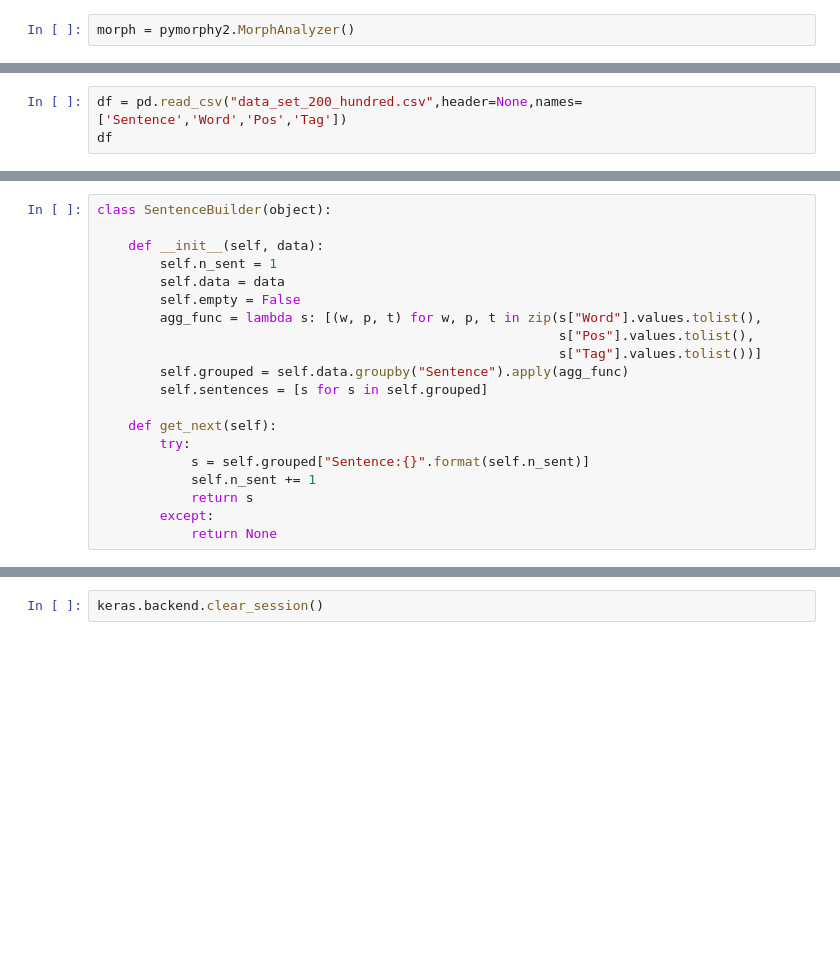
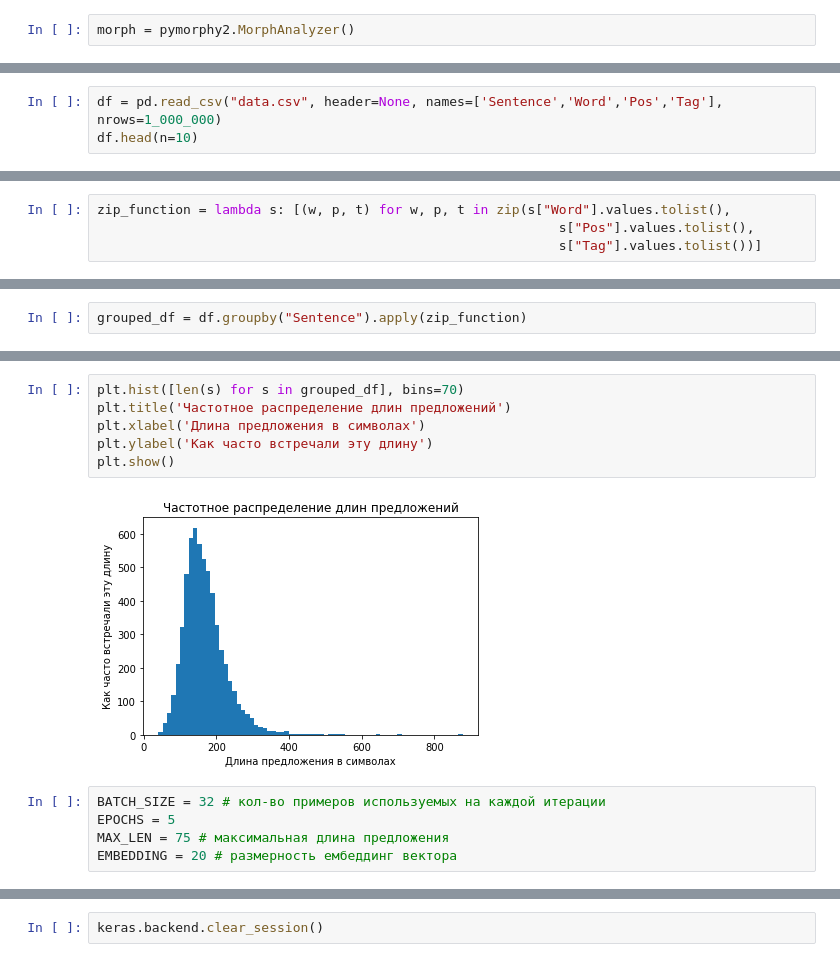
Before and after one commit to HronoSF/DC_2018_19, a Jupyter notebook: NER/NER.ipynb, the cells around one changed output, grey strips where cells are left out. Cells and saved outputs as stored; diff of their text form; blank space fills up the shorter version.

```diff
--- a/NER/NER.ipynb
+++ b/NER/NER.ipynb
@@ -133,3 +56,3 @@ UnicodeEncodeError: 'charmap' codec can't encode character '\xfc' in position 14
 # %%
-df = pd.read_csv("data_set_200_hundred.csv",header=None,names=['Sentence','Word','Pos','Tag'])
-df
+df = pd.read_csv("data.csv", header=None, names=['Sentence','Word','Pos','Tag'], nrows=1_000_000)
+df.head(n=10)
@@ -142,20 +84,4 @@ n_tags = len(tags)
 # %%
-class SentenceBuilder(object):
-
-    def __init__(self, data):
-        self.n_sent = 1
-        self.data = data
-        self.empty = False
-        agg_func = lambda s: [(w, p, t) for w, p, t in zip(s["Word"].values.tolist(),
+zip_function = lambda s: [(w, p, t) for w, p, t in zip(s["Word"].values.tolist(),
                                                            s["Pos"].values.tolist(),
                                                            s["Tag"].values.tolist())]
-        self.grouped = self.data.groupby("Sentence").apply(agg_func)
-        self.sentences = [s for s in self.grouped]
-
-    def get_next(self):
-        try:
-            s = self.grouped["Sentence:{}".format(self.n_sent)]
-            self.n_sent += 1
-            return s
-        except:
-            return None
@@ -176,0 +88,2 @@ plt.show()
+# %%
+grouped_df = df.groupby("Sentence").apply(zip_function)
@@ -176,0 +110,13 @@ plt.show()
+# %%
+plt.hist([len(s) for s in grouped_df], bins=70)
+plt.title('Частотное распределение длин предложений')
+plt.xlabel('Длина предложения в символах')
+plt.ylabel('Как часто встречали эту длину')
+plt.show()
+# %% [output]
+[figure, added]
+# %%
+BATCH_SIZE = 32 # кол-во примеров используемых на каждой итерации
+EPOCHS = 5
+MAX_LEN = 75 # максимальная длина предложения
+EMBEDDING = 20 # размерность ембеддинг вектора
```
Also changed, not shown: parts of 29 cells of this notebook, 1 other file.
